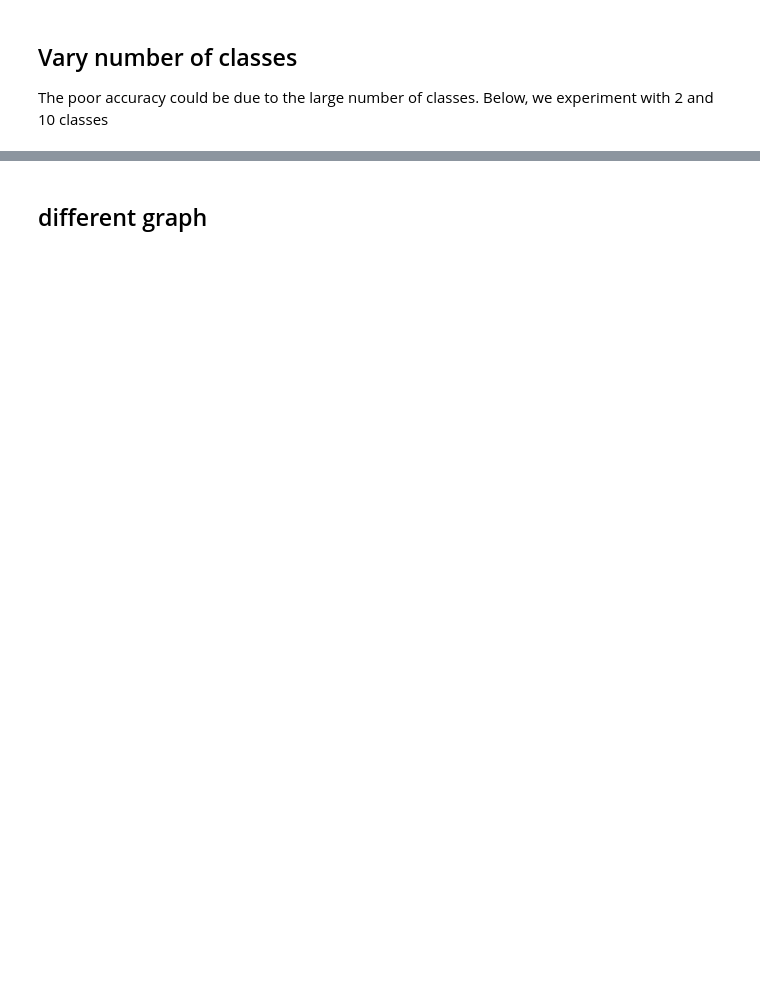
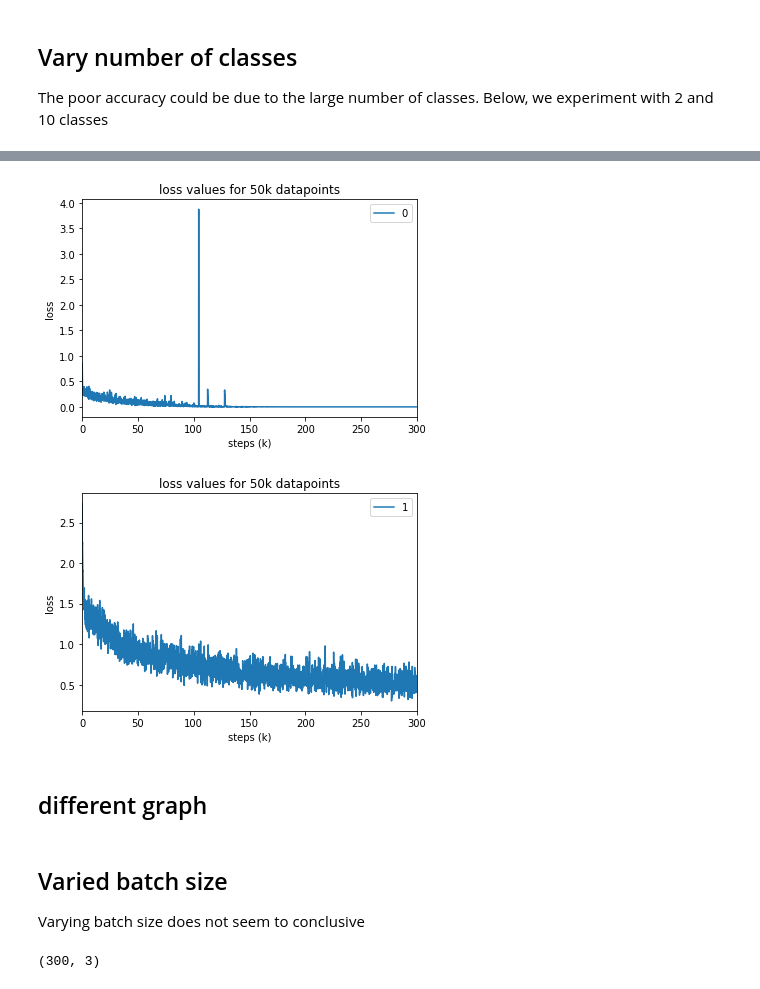
Before and after one commit to gfanti/bitcoin-deanonymization, a Jupyter notebook: vis-tests.ipynb, the cells around one changed output, grey strips where cells are left out. Saved outputs shown, nothing was run; the diff lists cells and outputs as text; code cells hidden in the pictures; blank space fills up the shorter version.

```diff
--- a/vis-tests.ipynb
+++ b/vis-tests.ipynb
@@ -360,15 +379,21 @@ for i, arr in enumerate(vary_classes):
 # %%
 loss = []
 
 loss += [np.genfromtxt('tests/two_classesloss/two_classesloss_50000.csv', delimiter=',')]
+loss += [np.genfromtxt('tests/ten_classesloss/ten_classesloss_50000.csv', delimiter=',')]
+
 for i, arr in enumerate(loss):
     plt.figure()
-    plt.plot([j/10.0 for j in range(len(arr))],arr)
+    plt.plot([j/10.0 for j in range(len(arr))],arr,label=i)
     plt.xlim(0,300)
     plt.title('loss values for 50k datapoints')
     plt.xlabel('steps (k)')
     plt.ylabel('loss')
+    plt.legend()
     plt.show()
+# %% [output]
+[figure, added]
+[figure, added]
 # %%
 print loss[0][1044]
 print len(loss[0])
@@ -392,3 +417,20 @@ labels = {}
 for i in range(100):
     labels[str(i)] = i
 nx.draw(G,alpha=0.5,with_labels=True)
+# %% [markdown]
+## Varied batch size
+
+Varying batch size does not seem to conclusive
+# %%
+vary_batch = []
+
+vary_batch += [np.genfromtxt('tests/batchsize/batchsize_10_50000.csv', delimiter=',')]
+vary_batch += [np.genfromtxt('tests/batchsize/batchsize_50_50000.csv', delimiter=',')]
+vary_batch += [np.genfromtxt('tests/batchsize/batchsize_200_50000.csv', delimiter=',')]
+vary_batch += [np.genfromtxt('tests/batchsize/batchsize_500_50000.csv', delimiter=',')]
+
+vary_batch = preprocess_data(vary_batch)
+vary_batch = np.array(vary_batch)
+print vary_batch[0].shape
+# %% [output]
+(300, 3)
```
Also changed, not shown: parts of 10 cells of this notebook, 4 other files.
